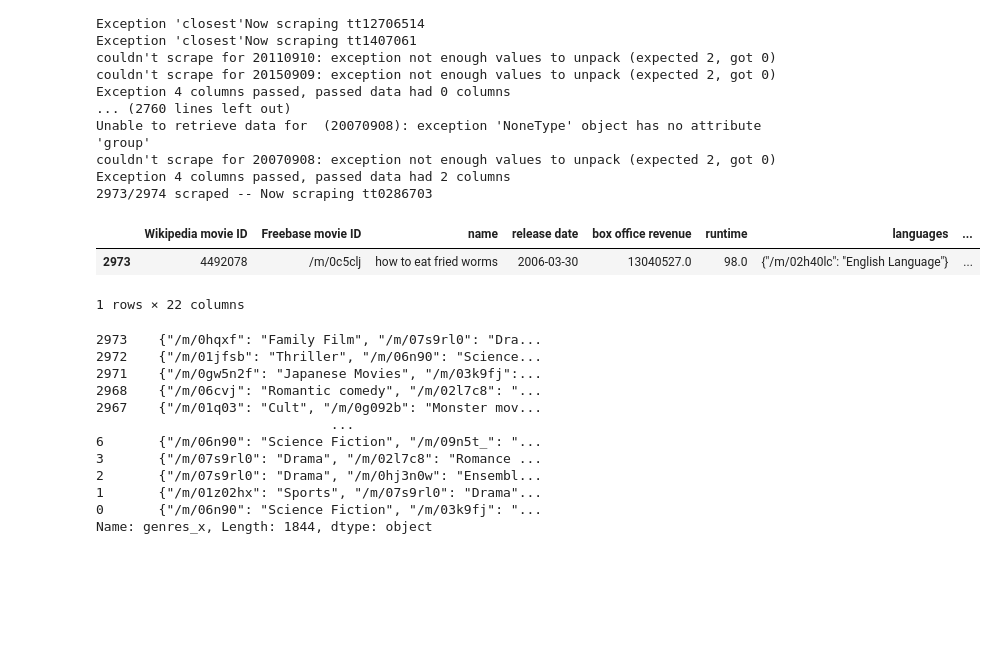
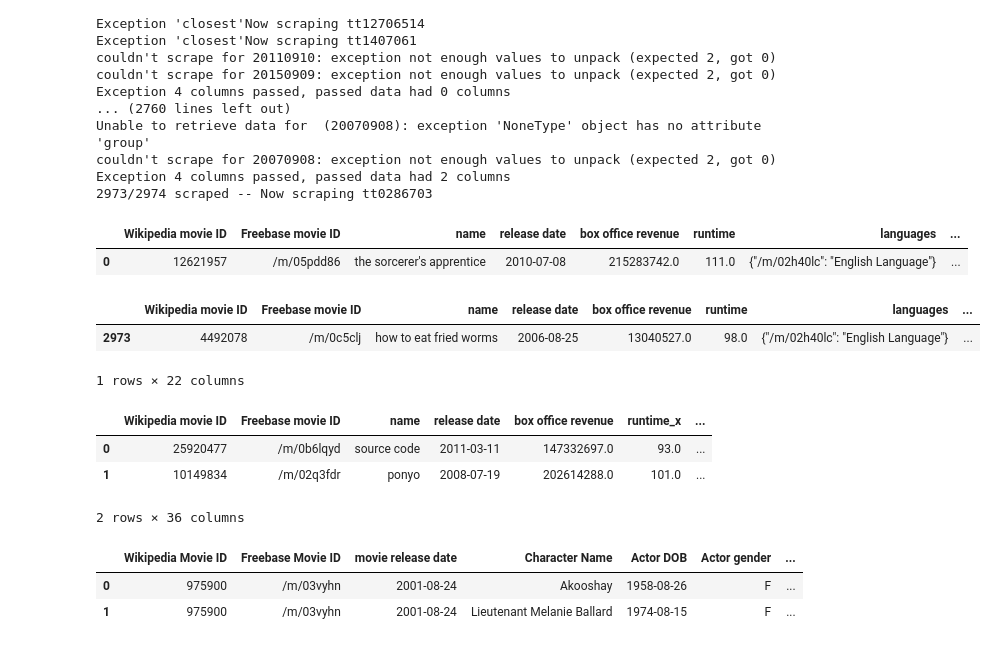
Before and after one commit to epfl-ada/ada-2023-project-msosm, a Jupyter notebook: main.ipynb, the cells around one changed output. Saved outputs shown, nothing was run; the diff lists cells and outputs as text; code cells hidden in the pictures; blank space fills up the shorter version.

```diff
--- a/main.ipynb
+++ b/main.ipynb
@@ -420,29 +408,49 @@ Unable to retrieve data for  (20070908): exception 'NoneType' object has no attr
 couldn't scrape for 20070908: exception not enough values to unpack (expected 2, got 0)
 Exception 4 columns passed, passed data had 2 columns
 2973/2974 scraped -- Now scraping tt0286703
+# %%
+# load merged dataset with imdb ids and movie metadata
+# loading merged in order to not have two huge dataset in memory
+importance_over_time_df = pd.read_csv('data/movies_imdb_ids.csv')
+
+importance_over_time_df['release date'] = pd.to_datetime(importance_over_time_df['release date'], format='%Y-%m-%d') # convert to datetime format
+importance_over_time_df = importance_over_time_df.loc[importance_over_time_df['release date']  > datetime(2004, 1, 1)].copy()  # only consider dates after 2004 (before imdb didn't exist)
+importance_over_time_df = importance_over_time_df.loc[importance_over_time_df['box office revenue'].notna()].copy() # remove ones without box office revenue
+importance_over_time_df.reset_index(inplace=True, drop=True)
+importance_over_time_df = importance_over_time_df.loc[:, ~importance_over_time_df.columns.str.contains('^Unnamed')]  # dropping unnamed columns
+importance_over_time_df.head(1)
+# %% [output]
+|  | Wikipedia movie ID | Freebase movie ID | name | release date | box office revenue | runtime | languages | ... |
+| 0 | 12621957 | /m/05pdd86 | the sorcerer's apprentice | 2010-07-08 | 215283742.0 | 111.0 | {"/m/02h40lc": "English Language"} | ... |
 # %%
 ratings_df = pd.read_csv('data/imbd_ratings.csv')
 ratings_df = ratings_df.set_index(ratings_df.iloc[:, 0])
 ratings_df = ratings_df.loc[:, ~ratings_df.columns.str.contains('^Unnamed')]
 
-ratings_metadata = res.merge(ratings_df, how ='right', left_on='tconst', right_index=True)
+ratings_metadata = importance_over_time_df.merge(ratings_df, how ='right', left_on='tconst', right_index=True)
 ratings_metadata.head(1)
 # %% [output]
 |  | Wikipedia movie ID | Freebase movie ID | name | release date | box office revenue | runtime | languages | ... |
-| 2973 | 4492078 | /m/0c5clj | how to eat fried worms | 2006-03-30 | 13040527.0 | 98.0 | {"/m/02h40lc": "English Language"} | ... |
+| 2973 | 4492078 | /m/0c5clj | how to eat fried worms | 2006-08-25 | 13040527.0 | 98.0 | {"/m/02h40lc": "English Language"} | ... |
 1 rows × 22 columns
-# %%
-ratings_metadata['genres_x']
-# %% [output]
-2973    {"/m/0hqxf": "Family Film", "/m/07s9rl0": "Dra...
-2972    {"/m/01jfsb": "Thriller", "/m/06n90": "Science...
-2971    {"/m/0gw5n2f": "Japanese Movies", "/m/03k9fj":...
-2968    {"/m/06cvj": "Romantic comedy", "/m/02l7c8": "...
-2967    {"/m/01q03": "Cult", "/m/0g092b": "Monster mov...
-                              ...
-6       {"/m/06n90": "Science Fiction", "/m/09n5t_": "...
-3       {"/m/07s9rl0": "Drama", "/m/02l7c8": "Romance ...
-2       {"/m/07s9rl0": "Drama", "/m/0hj3n0w": "Ensembl...
-1       {"/m/01z02hx": "Sports", "/m/07s9rl0": "Drama"...
-0       {"/m/06n90": "Science Fiction", "/m/03k9fj": "...
-Name: genres_x, Length: 1844, dtype: object
+# %%
+metadata_df = pd.read_csv('data/movies.csv')
+
+metadata_df.name = metadata_df.name.str.lower()
+ratings_metadata.name = ratings_metadata.name.str.lower()
+
+ratings_metadata = ratings_metadata.merge(metadata_df, 'inner', on='name')
+ratings_metadata.head(2)
+# %% [output]
+|  | Wikipedia movie ID | Freebase movie ID | name | release date | box office revenue | runtime_x | ... |
+| 0 | 25920477 | /m/0b6lqyd | source code | 2011-03-11 | 147332697.0 | 93.0 | ... |
+| 1 | 10149834 | /m/02q3fdr | ponyo | 2008-07-19 | 202614288.0 | 101.0 | ... |
+2 rows × 36 columns
+# %%
+characters_meta = pd.read_csv('data/MovieSummaries/character.metadata.tsv', sep='\t', header=None,)
+characters_meta.columns = ['Wikipedia Movie ID', 'Freebase Movie ID', 'movie release date', 'Character Name', 'Actor DOB',  'Actor gender', 'Actor height', 'Actor ethnicity', 'Actor Name', 'Actor age at movie release', 'Freebase character map', 'boh', 'boh1']
+characters_meta.head(2)
+# %% [output]
+|  | Wikipedia Movie ID | Freebase Movie ID | movie release date | Character Name | Actor DOB | Actor gender | ... |
+| 0 | 975900 | /m/03vyhn | 2001-08-24 | Akooshay | 1958-08-26 | F | ... |
+| 1 | 975900 | /m/03vyhn | 2001-08-24 | Lieutenant Melanie Ballard | 1974-08-15 | F | ... |
```
Also changed, not shown: parts of 29 cells of this notebook, 3 other files.
